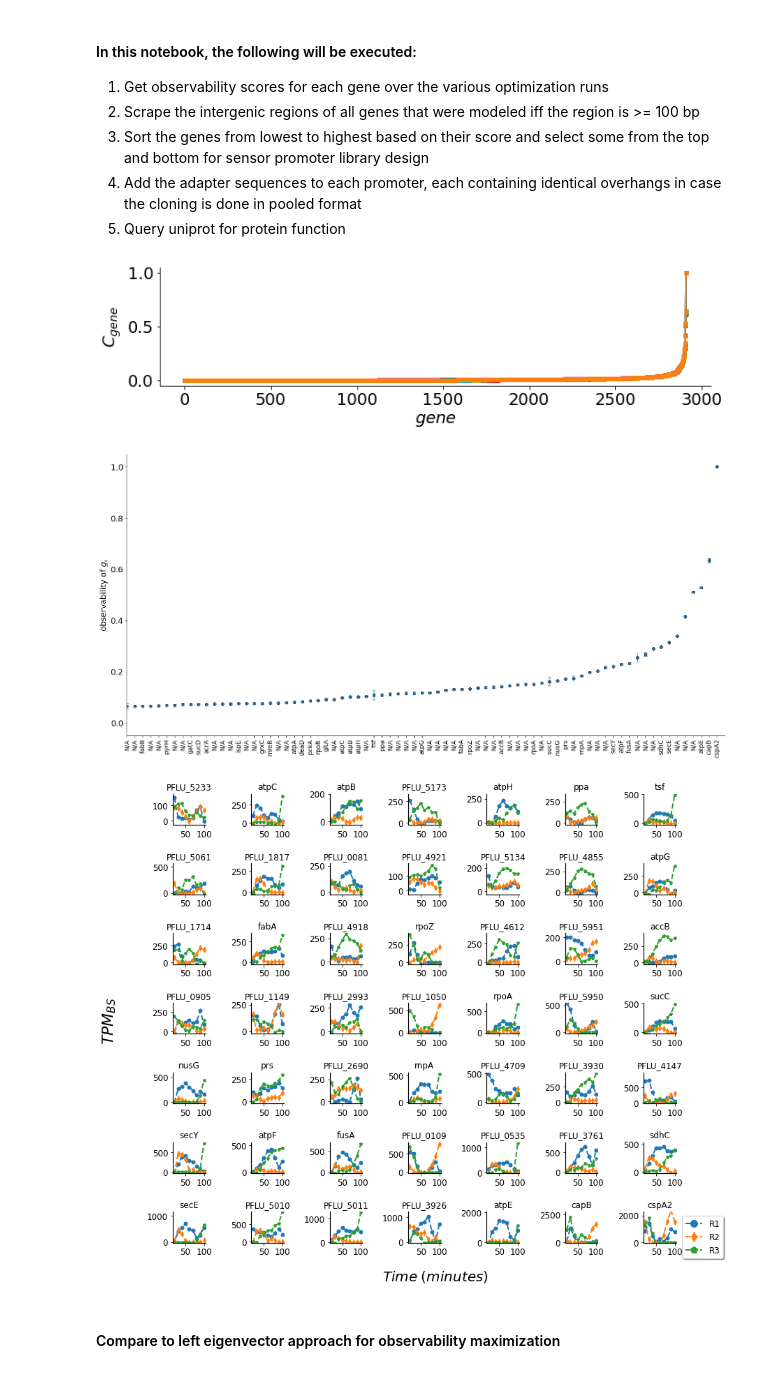
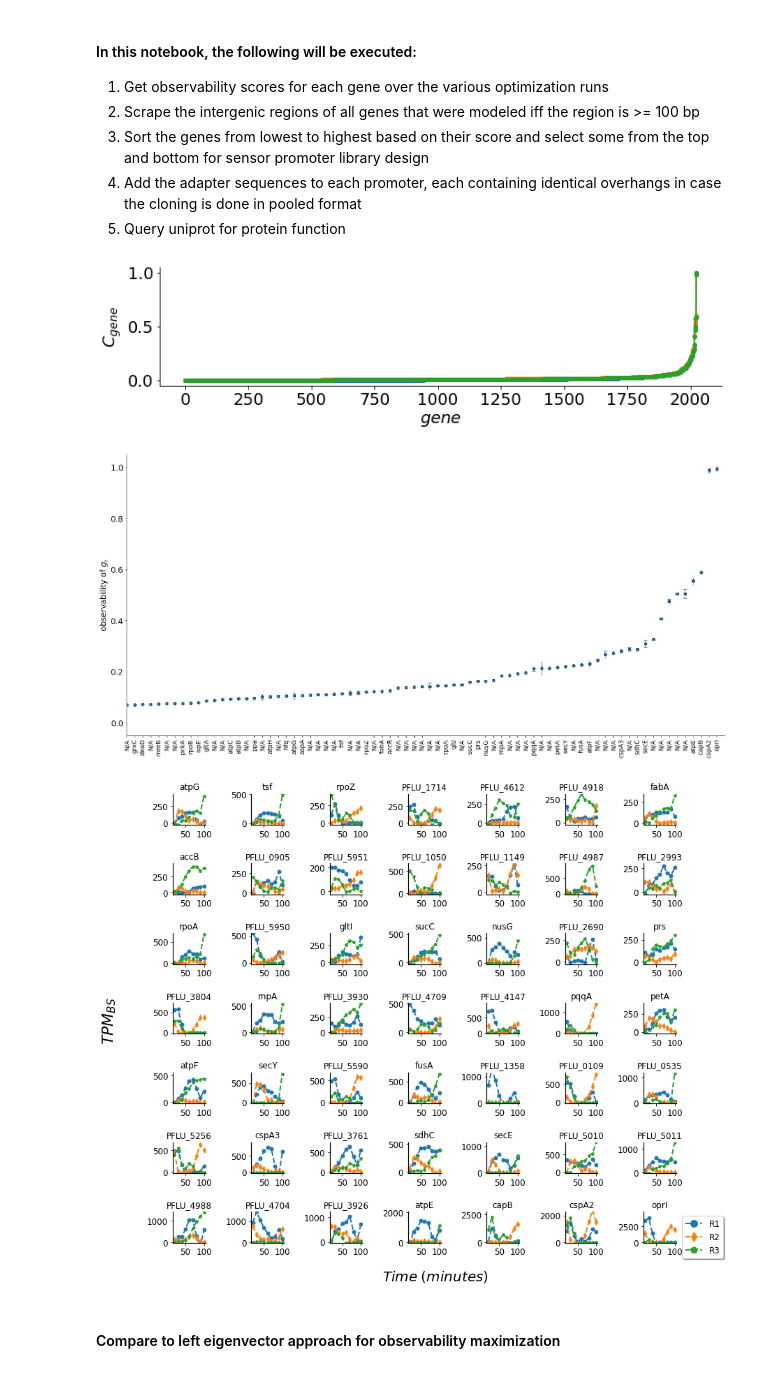
Before and after one commit to AqibHasnain/optimal_sensors, a Jupyter notebook: postprocessing.ipynb, the cells around one changed output. Drawn from its saved outputs; the diff is of its cells as text; code cells hidden in the pictures.

Commit message:
dtw after backsub with 2000 genes, ready for server

```diff
--- a/postprocessing.ipynb
+++ b/postprocessing.ipynb
@@ -98,7 +98,7 @@ class Datatable:
 # %%
 # load in the various runs of the data.
 data_path = 'data/'
-results_path = 'run-outputs/X1/'
+results_path = 'run-outputs/X2/'
 genbank_path = data_path+'GCA_000009225.1_ASM922v1_genomic.gbff'
 cdsFasta_path = data_path+'GCA_000009225.1_ASM922v1_cds_from_genomic.fa'
 results_paths = [results_path+file for file in os.listdir(results_path) if not file.startswith('.')]
@@ -176,7 +176,7 @@ for ii in range(len(data)):
     plt.ylabel(r'$C_{gene}$');
     plt.xlabel(r'$gene$');
 # %% [output]
-[figure, old version]
+[figure, new version]
 # %%
 # getting mean of scores and sorting in ascending order
 scores = []
@@ -208,14 +208,14 @@ plt.xlim(len(sorted_genes)-75,len(sorted_genes));
 # plt.grid('on',axis='x')
 # plt.savefig('figures/obs_scores.pdf');
 # %% [output]
-[figure, old version]
+[figure, new version]
 # %%
 # plot bottom scorers or top scorers
 k = 49
 save_dir = 'figures/data_top50.pdf'
-plot_gene_traces(data[0],k,pltdim=(7,7),start='-1',savedir=save_dir,savefig=False,showfig=True)
+plot_gene_traces(data[0],k,pltdim=(7,7),start='-1',savedir=save_dir,savefig=True,showfig=True)
 # %% [output]
-[figure, old version]
+[figure, new version]
 # %% [markdown]
 #### Compare to left eigenvector approach for observability maximization
 # %%
```
Also changed, not shown: parts of 2 cells of this notebook, 5 other files.
